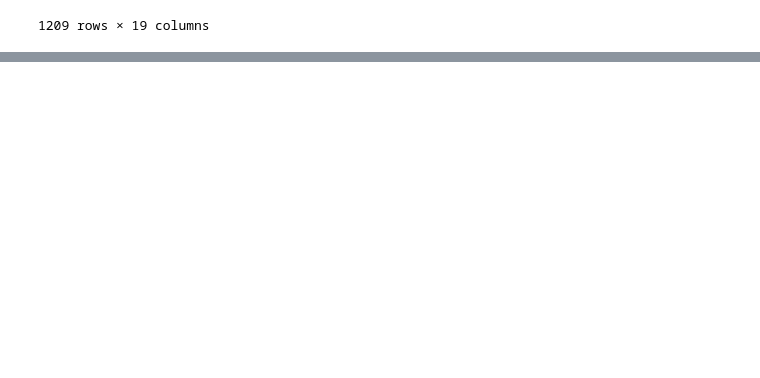
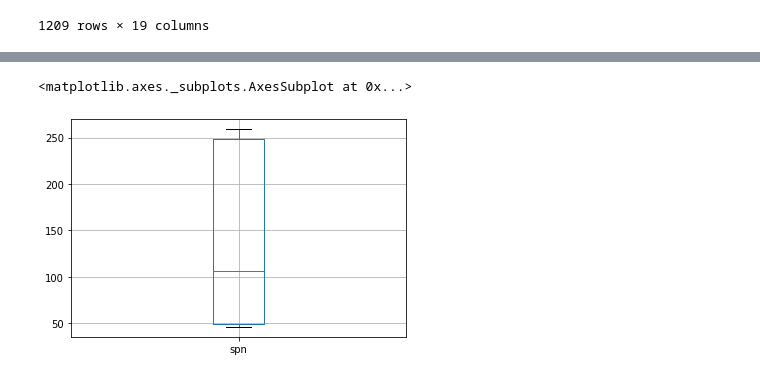
Before and after one commit to Barrett-Rogers/dq8-kingpins, a Jupyter notebook: big_g_foyaz.ipynb, the cells around one changed output, grey strips where cells are left out. Drawn from its saved outputs; the diff is of its cells as text; code cells hidden in the pictures; blank space fills up the shorter version.

```diff
--- a/big_g_foyaz.ipynb
+++ b/big_g_foyaz.ipynb
@@ -425,0 +451,3 @@ TypeError: 'method' object is not subscriptable
+# %%
+x = failed_truck_df[failed_truck_df['Target'] == 1].spn.value_counts(ascending = False).head()
+x
@@ -425,0 +461,3 @@ TypeError: 'method' object is not subscriptable
+# %%
+x = pd.DataFrame(x)
+x
@@ -425,0 +471,5 @@ TypeError: 'method' object is not subscriptable
+# %%
+x.boxplot()
+# %% [output]
+<matplotlib.axes._subplots.AxesSubplot at 0x...>
+[figure, added]
```
Also changed, not shown: parts of 7 cells of this notebook.
